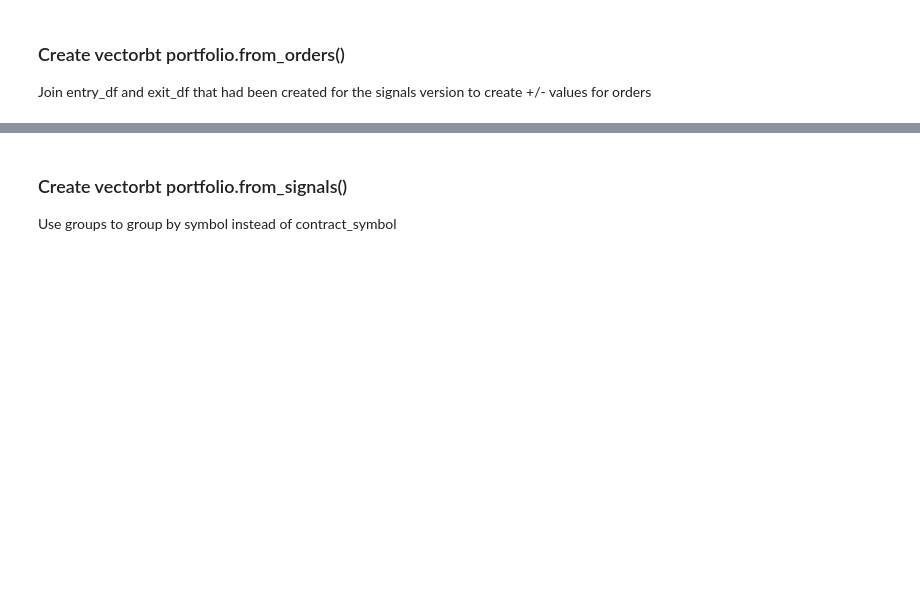
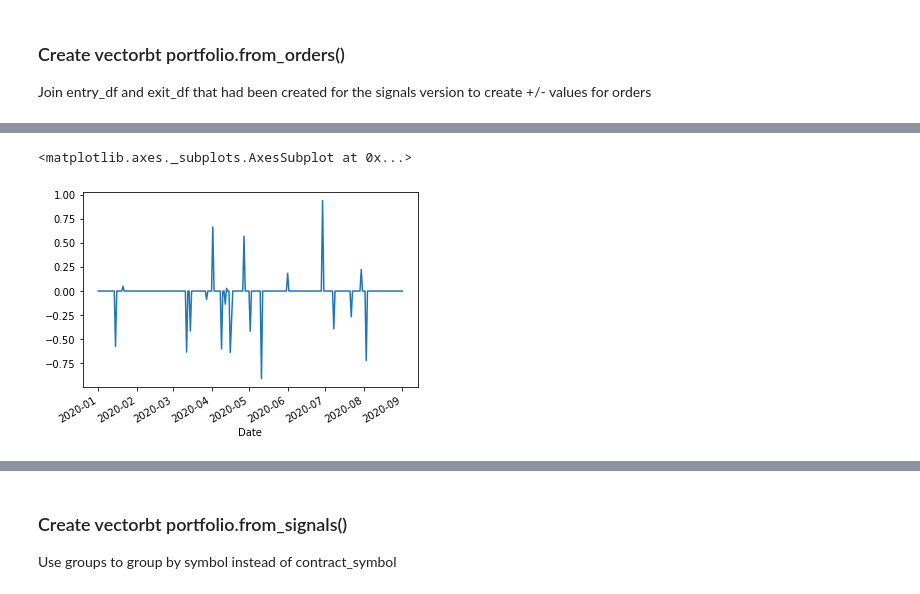
Before and after one commit to xbno/vectorbt, a Jupyter notebook: examples/multi.ipynb, the cells around one changed output, grey strips where cells are left out. Saved outputs shown, nothing was run; the diff lists cells and outputs as text; code cells hidden in the pictures; blank space fills up the shorter version.

```diff
--- a/examples/multi.ipynb
+++ b/examples/multi.ipynb
@@ -172,0 +501,19 @@ portfolio = vbt.Portfolio.from_orders(
+# %%
+import numpy as np
+import pandas as pd
+from datetime import datetime
+import vectorbt as vbt
+
+start = datetime(2020, 1, 1)
+end = datetime(2020, 9, 1)
+close = vbt.utils.data.download("BTC-USD", start=start, end=end)['Close']
+
+np.random.seed(42)
+size = pd.Series.vbt.empty_like(close, fill_value=0.)
+n_orders = 20
+rand_idxs = np.random.randint(0, len(size), size=n_orders)
+size.iloc[rand_idxs] = np.random.uniform(-1, 1, size=n_orders)
+portfolio = vbt.Portfolio.from_orders(
+    close, size, direction='longonly',
+    init_cash='auto', freq='1D')
+portfolio.plot().show()
@@ -172,0 +522,5 @@ portfolio = vbt.Portfolio.from_orders(
+# %%
+size.plot()
+# %% [output]
+<matplotlib.axes._subplots.AxesSubplot at 0x...>
+[figure, added]
```
Also changed, not shown: parts of 66 cells of this notebook.
